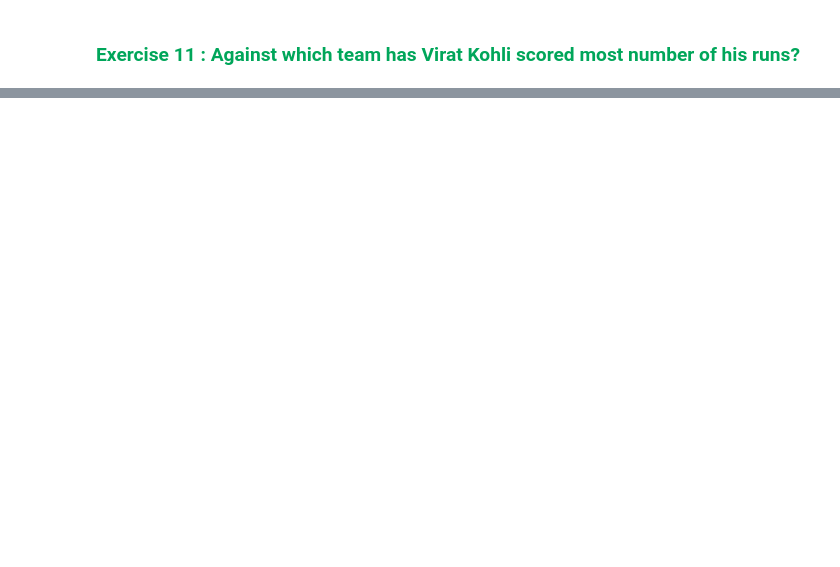
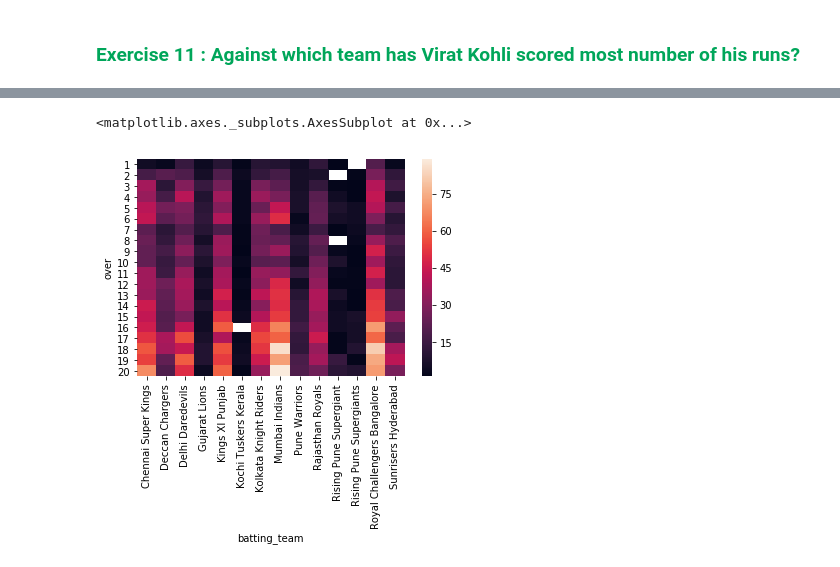
Before and after one commit to AnkitaDalmia/pandas2, a Jupyter notebook: Pandas.ipynb, the cells around one changed output, grey strips where cells are left out. Drawn from its saved outputs; the diff is of its cells as text; code cells hidden in the pictures; blank space fills up the shorter version.

```diff
--- a/Pandas.ipynb
+++ b/Pandas.ipynb
@@ -702,0 +977,5 @@ TypeError: cannot compare a dtyped [object] array with a scalar of type [bool]
+# %%
+sns.heatmap(p)
+# %% [output]
+<matplotlib.axes._subplots.AxesSubplot at 0x...>
+[figure, added]
```
Also changed, not shown: parts of 28 cells of this notebook.
